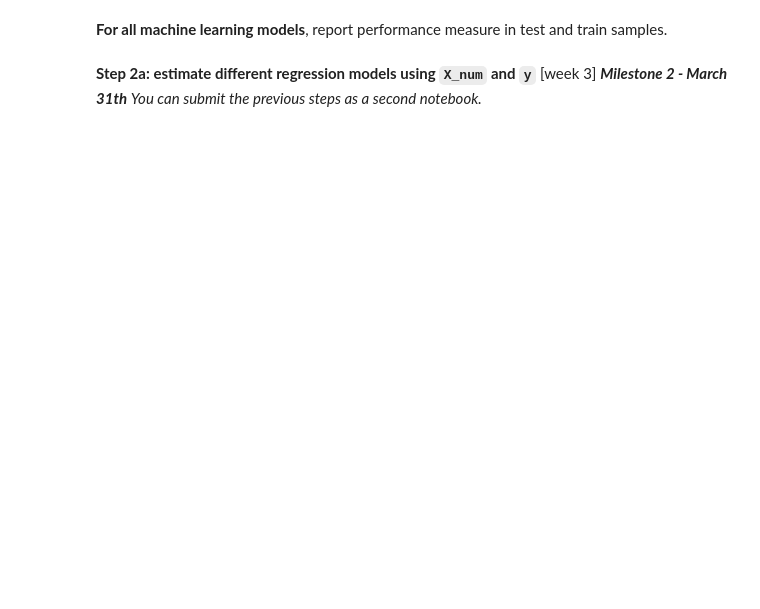
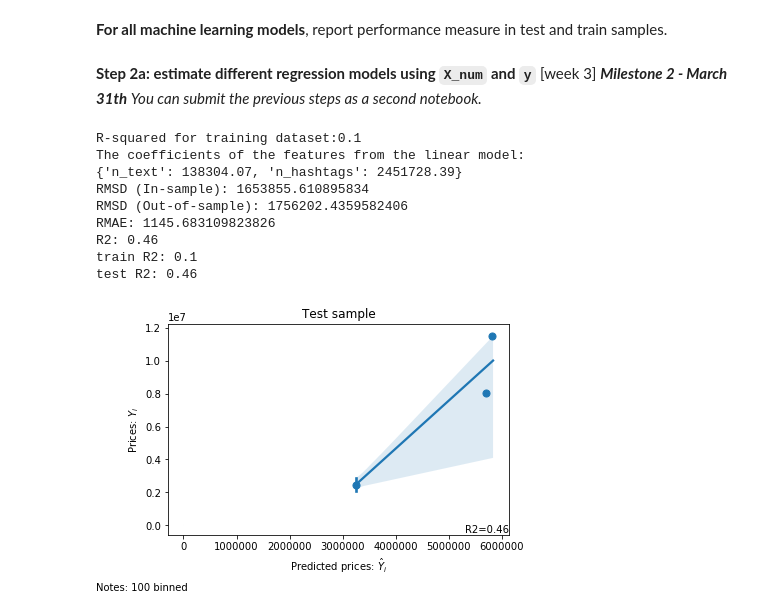
Before and after one commit to derpyninja/big_data_policy_2020, a Jupyter notebook: homeworks/hw1.ipynb, the cells around one changed output. Saved outputs shown, nothing was run; the diff lists cells and outputs as text; code cells hidden in the pictures; blank space fills up the shorter version.

```diff
--- a/homeworks/hw1.ipynb
+++ b/homeworks/hw1.ipynb
@@ -407,0 +409,13 @@ df_corr.to_csv("./3M_tweets_{}_corrmatrix.csv".format(
+# %%
+from sklearn.model_selection import train_test_split
+
+df_merged = df_merged.tail(100)
+X_full = df_merged[['n_text', 'n_hashtags']]
+y_full = df_merged['Volume']
+
+# split
+X_train, X_test, y_train, y_test = \
+    train_test_split(X_full, y_full,test_size=0.2, random_state=1)
+
+print("train data", X_train.shape, y_train.shape)
+print("test data", X_test.shape,  y_test.shape)
@@ -416,0 +435,66 @@ df_corr.to_csv("./3M_tweets_{}_corrmatrix.csv".format(
+# %%
+# 1) Linear regression
+
+# create object
+lin_reg = LinearRegression()
+
+# fit
+lin_reg.fit(X_train, y_train)
+print("R-squared for training dataset:{}".
+      format(np.round(lin_reg.score(X_train, y_train), 2)))
+
+features = list(X_full.columns)
+print('The coefficients of the features from the linear model:')
+print(dict(zip(features, [round(x, 2) for x in lin_reg.coef_])))
+
+# in-sample performance
+y_train_pred = lin_reg.predict(X_train)
+train_mse = mean_squared_error(y_train, y_train_pred)
+train_rmse = np.sqrt(train_mse)
+print("RMSD (In-sample): %s" % train_rmse)
+
+# out-of-sample performance
+y_test_pred = lin_reg.predict(X_test)
+test_mse = mean_squared_error(y_test, y_test_pred)
+test_rmse = np.sqrt(test_mse)
+print("RMSD (Out-of-sample): %s" % test_rmse)
+
+# MAE
+lin_mae = mean_absolute_error(y_test, y_test_pred)
+lin_rmae = np.sqrt(lin_mae)
+print("RMAE: %s" % lin_rmae)
+
+
+r2=round(r2_score(y_test, y_test_pred), 2)
+print("R2: %s" % r2)
+print("train R2: %s" % round(r2_score(y_train, y_train_pred), 2))
+print("test R2: %s" % round(r2_score(y_test, y_test_pred), 2))
+
+# Regplot
+g=sns.regplot(x= y_test_pred, y=y_test, x_bins=100)
+g=g.set_title("Test sample")
+plt.xlabel("Predicted prices: $\hat{Y}_i$")
+plt.ylabel("Prices: $Y_i$")
+plt.annotate('R2={}'.format(r2),
+            xy=(1, 0),  xycoords='axes fraction',
+            horizontalalignment='right',
+            verticalalignment='bottom')
+plt.annotate('Notes: 100 binned',
+            xy=(0, 0),  xycoords='figure fraction',
+            horizontalalignment='left',
+            verticalalignment='bottom')
+plt.plot([0, 50], [0, 50], '--k')
+plt.axis('tight')
+plt.tight_layout()
+plt.show(g)
+# %% [output]
+R-squared for training dataset:0.1
+The coefficients of the features from the linear model:
+{'n_text': 138304.07, 'n_hashtags': 2451728.39}
+RMSD (In-sample): 1653855.610895834
+RMSD (Out-of-sample): 1756202.4359582406
+RMAE: 1145.683109823826
+R2: 0.46
+train R2: 0.1
+test R2: 0.46
+[figure, added]
```
Also changed, not shown: parts of 15 cells of this notebook, 1 other file.
